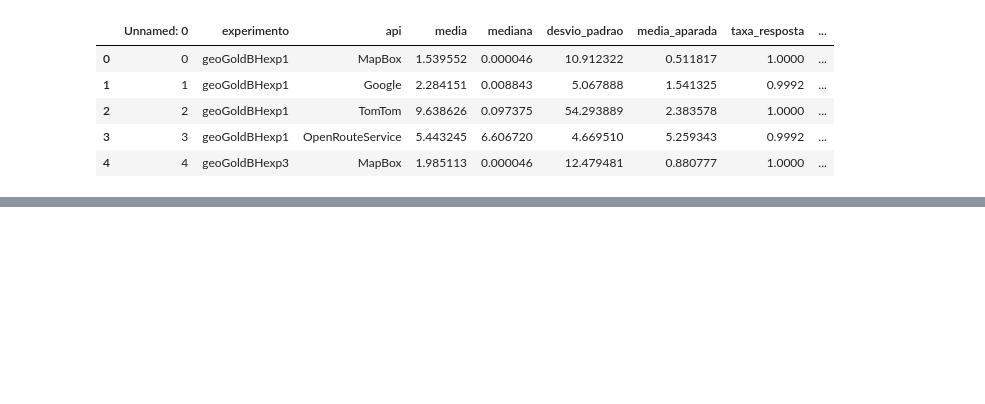
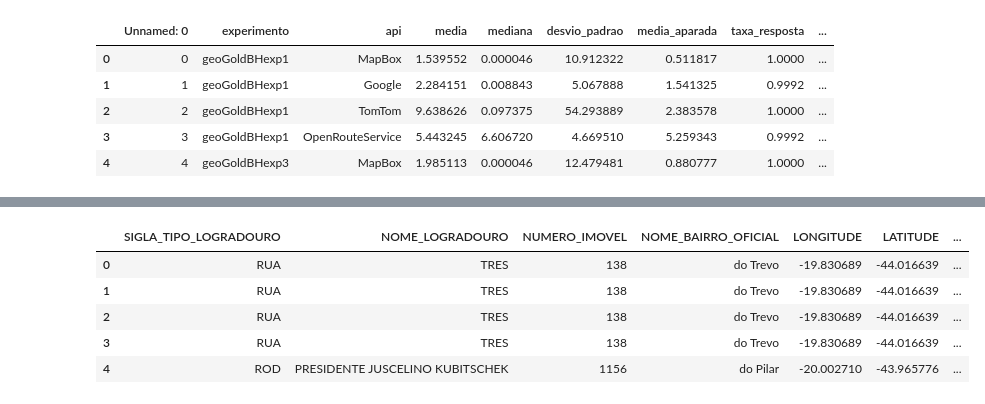
Before and after one commit to AnaLuiza241/analises-apis, a Jupyter notebook: Análise da APIS SP/construcaomapas.ipynb, the cells around one changed output, grey strips where cells are left out. Cells and saved outputs as stored; diff of their text form; code cells hidden in the pictures; blank space fills up the shorter version.

```diff
--- a/Análise da APIS SP/construcaomapas.ipynb
+++ b/Análise da APIS SP/construcaomapas.ipynb
@@ -26,6 +51,16 @@ shapefile_path = 'https://github.com/rcpsilva/UncertaintyQuantificationForGeocod
 gdf = gpd.read_file(shapefile_path)
 city_name = "Belo Horizonte"  # Replace with the actual city name you want to plot
 city_gdf = gdf[gdf['NM_MUN'] == city_name]
+# %%
+experimentos = pd.read_csv('geoGoldBHexpTotal.csv')
+experimentos.head()
+# %% [output]
+|  | SIGLA_TIPO_LOGRADOURO | NOME_LOGRADOURO | NUMERO_IMOVEL | NOME_BAIRRO_OFICIAL | LONGITUDE | LATITUDE | ... |
+| 0 | RUA | TRES | 138 | do Trevo | -19.830689 | -44.016639 | ... |
+| 1 | RUA | TRES | 138 | do Trevo | -19.830689 | -44.016639 | ... |
+| 2 | RUA | TRES | 138 | do Trevo | -19.830689 | -44.016639 | ... |
+| 3 | RUA | TRES | 138 | do Trevo | -19.830689 | -44.016639 | ... |
+| 4 | ROD | PRESIDENTE JUSCELINO KUBITSCHEK | 1156 | do Pilar | -20.002710 | -43.965776 | ... |
 # %%
 nome_apis = ['MapBox','Google', 'TomTom', 'OpenRouteService']
 limite = 0.3
```
Also changed, not shown: parts of 3 cells of this notebook, 9 other files.
